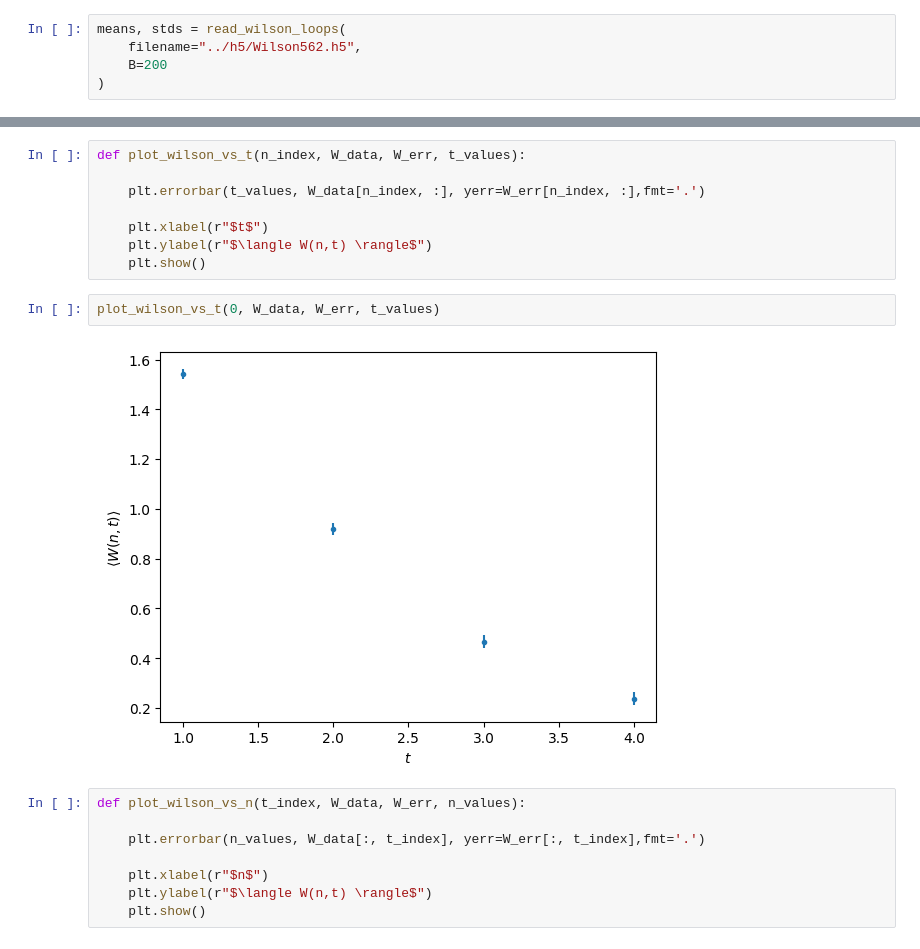
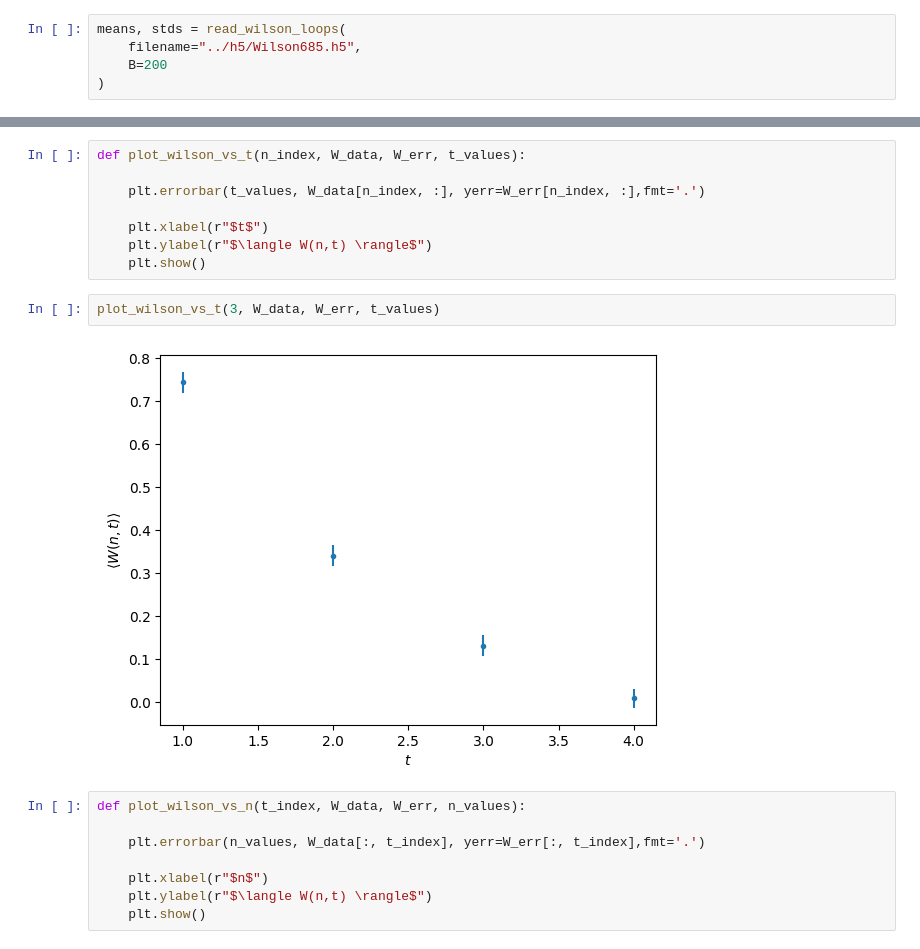
Before and after one commit to bordste1nkante/QuarkNichtDasEssen, a Jupyter notebook: Analysis/WilsonAndPolyakovrichtig.ipynb, the cells around one changed output, grey strips where cells are left out. Drawn from its saved outputs; the diff is of its cells as text.

```diff
--- a/Analysis/WilsonAndPolyakovrichtig.ipynb
+++ b/Analysis/WilsonAndPolyakovrichtig.ipynb
@@ -74,7 +74,7 @@ def read_wilson_loops(filename, B, path = "Configuration", data_name = "loops"):
     return np.array(means), np.array(stds)
 # %%
 means, stds = read_wilson_loops(
-    filename="../h5/Wilson562.h5",
+    filename="../h5/Wilson685.h5",
     B=200
 )
 # %%
@@ -269,9 +269,9 @@ def plot_wilson_vs_t(n_index, W_data, W_err, t_values):
     plt.ylabel(r"$\langle W(n,t) \rangle$")
     plt.show()
 # %%
-plot_wilson_vs_t(0, W_data, W_err, t_values)
+plot_wilson_vs_t(3, W_data, W_err, t_values)
 # %% [output]
-[figure, old version]
+[figure, new version]
 # %%
 def plot_wilson_vs_n(t_index, W_data, W_err, n_values):
 
```
Also changed, not shown: parts of 10 cells of this notebook, 28 other files.
